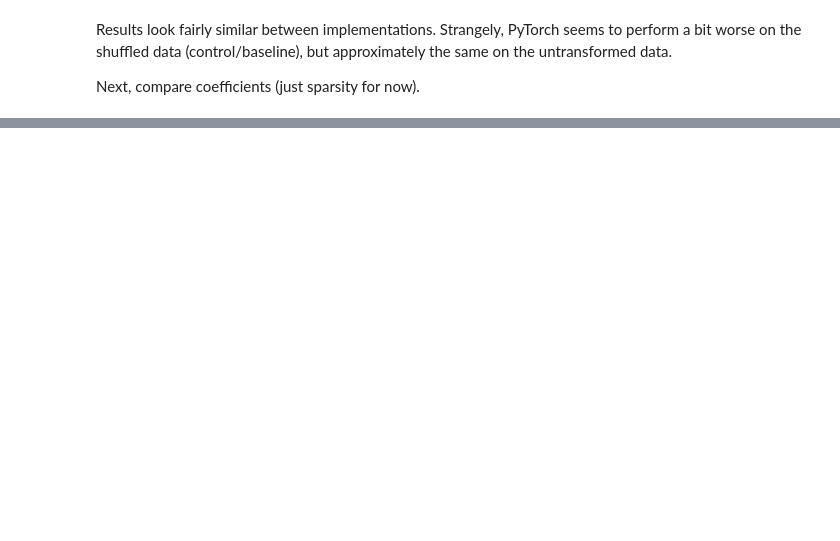
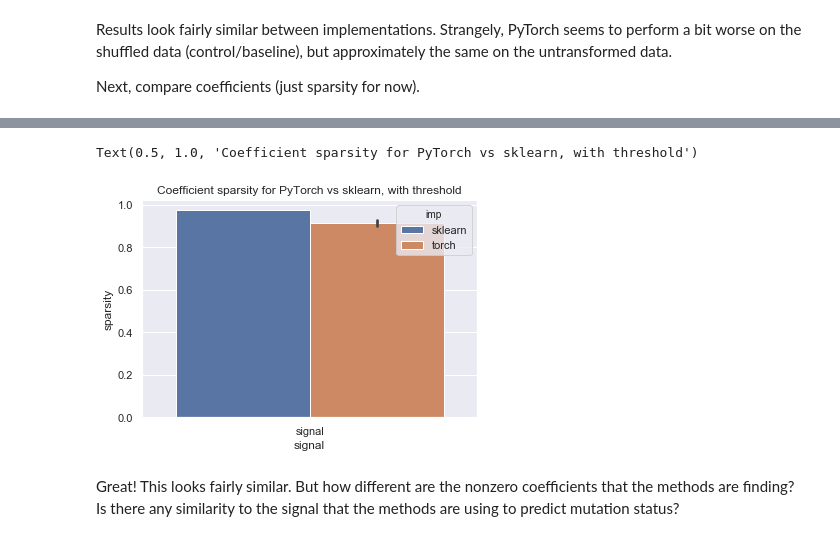
Before and after one commit to jjc2718/netreg, a Jupyter notebook: pytorch_analysis.ipynb, the cells around one changed output, grey strips where cells are left out. Saved outputs shown, nothing was run; the diff lists cells and outputs as text; code cells hidden in the pictures; blank space fills up the shorter version.

```diff
--- a/pytorch_analysis.ipynb
+++ b/pytorch_analysis.ipynb
@@ -128,0 +136,34 @@ I'll investigate this in future experiments.
+# %%
+columns = ['imp', 'signal', 'seed', 'fold', 'sparsity']
+sparsity = []
+for signal in signals:
+    for seed in seeds:
+        sk_coefs_file = os.path.join(results_dir,
+                                     'sklearn_coefs_{}_{}.tsv.gz'.format(
+                                       signal, seed))
+        sk_coefs_df = pd.read_csv(sk_coefs_file, sep='\t').sort_values('feature')
+        torch_coefs_file = os.path.join(results_dir,
+                                        'torch_coefs_{}_{}.tsv.gz'.format(
+                                          signal, seed))
+        torch_coefs_df = pd.read_csv(torch_coefs_file, sep='\t').sort_values('feature')
+        folds = np.unique(sk_coefs_df['fold'].values)
+        for fold in folds:
+            sk_coefs = sk_coefs_df[sk_coefs_df['fold'] == fold]['weight'].values
+            torch_coefs = torch_coefs_df[torch_coefs_df['fold'] == fold]['weight'].values
+            # pick a (somewhat arbitrary) threshold and set everything smaller to 0
+            close_to_zero = (np.abs(torch_coefs) < (np.abs(torch_coefs).max() / 1000))
+            torch_coefs[close_to_zero] = 0
+            sk_sparsity = np.count_nonzero(sk_coefs==0) / sk_coefs.shape[0]
+            torch_sparsity = np.count_nonzero(torch_coefs==0) / torch_coefs.shape[0]
+            sparsity.append(['sklearn', signal, seed, fold, sk_sparsity])
+            sparsity.append(['torch', signal, seed, fold, torch_sparsity])
+
+sparsity_df = pd.DataFrame(sparsity, columns=columns)
+sns.set()
+sns.barplot(data=sparsity_df, x='signal', y='sparsity', hue='imp')
+plt.title('Coefficient sparsity for PyTorch vs sklearn, with threshold')
+# %% [output]
+Text(0.5, 1.0, 'Coefficient sparsity for PyTorch vs sklearn, with threshold')
+[figure, added]
+# %% [markdown]
+Great! This looks fairly similar. But how different are the nonzero coefficients that the methods are finding? Is there any similarity to the signal that the methods are using to predict mutation status?
```
Also changed, not shown: parts of 8 cells of this notebook, 5 other files.
